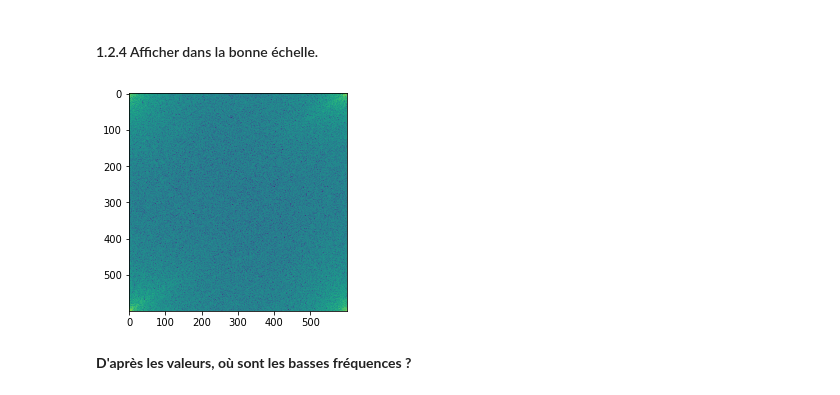
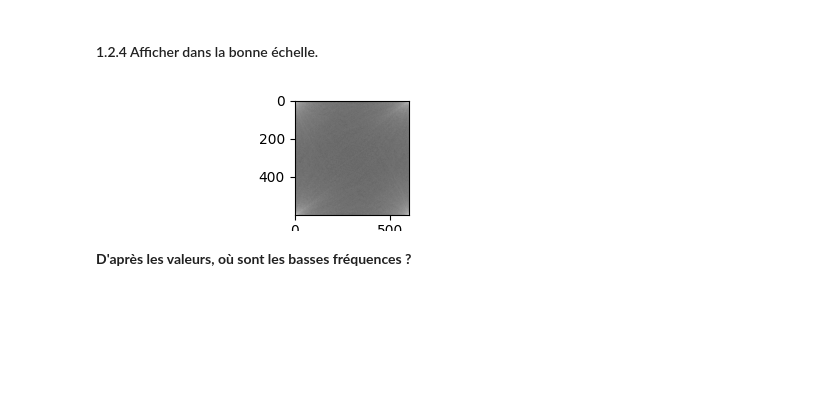
Before and after one commit to Neo-Purpinc/Traitement-Image, a Jupyter notebook: TP-filtrage1.ipynb, the cells around one changed output. Saved outputs shown, nothing was run; the diff lists cells and outputs as text; code cells hidden in the pictures; blank space fills up the shorter version.

```diff
--- a/TP-filtrage1.ipynb
+++ b/TP-filtrage1.ipynb
@@ -88,10 +90,10 @@ max = 67327395.0
 # %% [markdown]
 #### 1.2.4 Afficher dans la bonne échelle.
 # %%
-plt.imshow(module,norm=LogNorm(vmin=5))
+plt.imshow(module,cmap='gray',norm=LogNorm(vmin=5))
 plt.show()
 # %% [output]
-[figure, old version]
+[figure, new version]
 # %% [markdown]
 **D'après les valeurs, où sont les basses fréquences ?**
 # %% [markdown]
```
Also changed, not shown: parts of 3 cells of this notebook.
